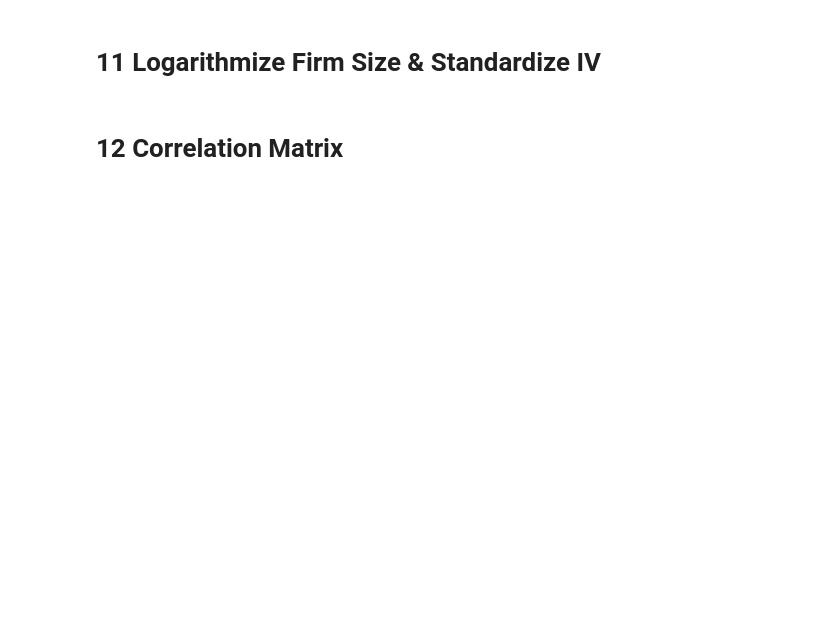
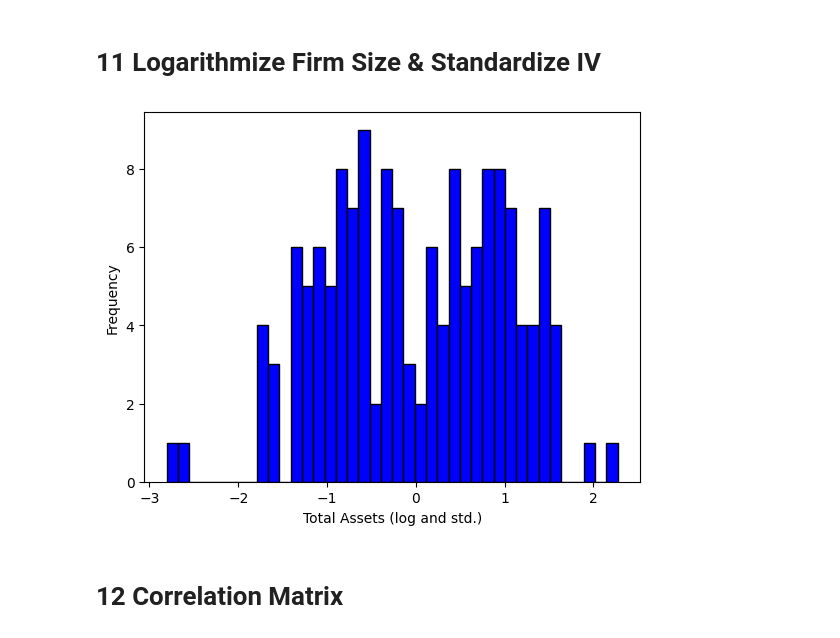
Before and after one commit to AxelWio/sustainability_analysis, a Jupyter notebook: Reportanalysis.ipynb, the cells around one changed output. Drawn from its saved outputs; the diff is of its cells as text; code cells hidden in the pictures; blank space fills up the shorter version.

```diff
--- a/Reportanalysis.ipynb
+++ b/Reportanalysis.ipynb
@@ -619,5 +670,15 @@ vars_to_standardize = ['ranking', 'total_assets', 'roa',
 df[vars_to_standardize] = scaler.fit_transform(df[vars_to_standardize])
 
 df.to_csv('report_table_transformation.csv', index=False)
+# %%
+# Plot the histogram
+plt.hist(df['total_assets'], bins=40, color='blue', edgecolor='black')
+plt.xlabel('Total Assets (log and std.)')
+plt.ylabel('Frequency')
+
+# Display the histogram
+plt.show()
+# %% [output]
+[figure, added]
 # %% [markdown]
 # 12 Correlation Matrix
```
Also changed, not shown: parts of 29 cells of this notebook.
